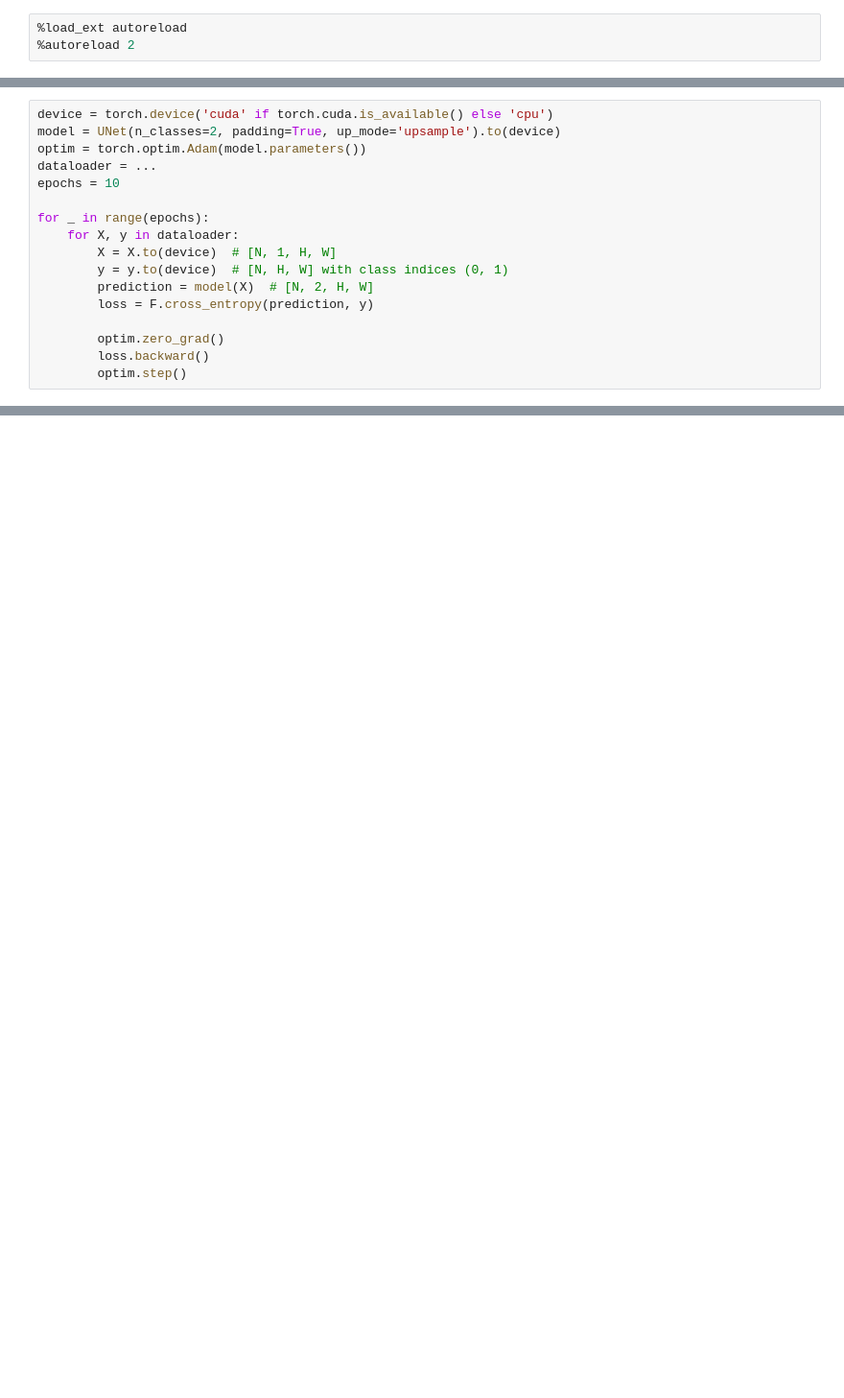
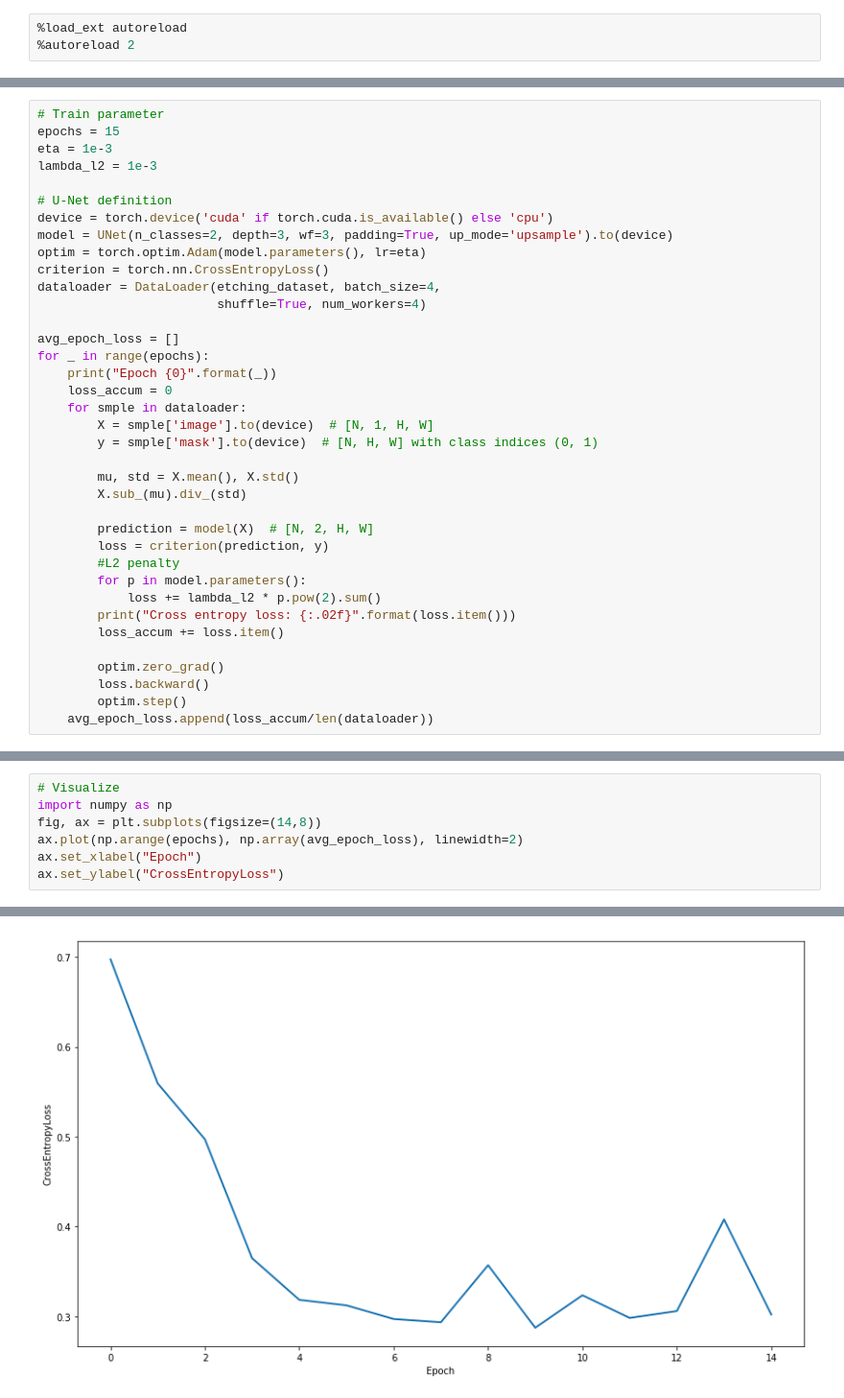
Before and after one commit to silvan-stettler/ml-processopt, a Jupyter notebook: unet_segmentation.ipynb, the cells around one changed output, grey strips where cells are left out. Shown: that part at 96% size. Saved outputs shown, nothing was run; the diff lists cells and outputs as text; blank space fills up the shorter version.

```diff
--- a/unet_segmentation.ipynb
+++ b/unet_segmentation.ipynb
@@ -52,17 +42,37 @@ for i in range(len(etching_dataset)):
 # %%
+# Train parameter
+epochs = 15
+eta = 1e-3
+lambda_l2 = 1e-3
+
+# U-Net definition
 device = torch.device('cuda' if torch.cuda.is_available() else 'cpu')
-model = UNet(n_classes=2, padding=True, up_mode='upsample').to(device)
-optim = torch.optim.Adam(model.parameters())
-dataloader = ...
-epochs = 10
+model = UNet(n_classes=2, depth=3, wf=3, padding=True, up_mode='upsample').to(device)
+optim = torch.optim.Adam(model.parameters(), lr=eta)
+criterion = torch.nn.CrossEntropyLoss()
+dataloader = DataLoader(etching_dataset, batch_size=4,
+                        shuffle=True, num_workers=4)
 
+avg_epoch_loss = []
 for _ in range(epochs):
-    for X, y in dataloader:
-        X = X.to(device)  # [N, 1, H, W]
-        y = y.to(device)  # [N, H, W] with class indices (0, 1)
+    print("Epoch {0}".format(_))
+    loss_accum = 0
+    for smple in dataloader:
+        X = smple['image'].to(device)  # [N, 1, H, W]
+        y = smple['mask'].to(device)  # [N, H, W] with class indices (0, 1)
+
+        mu, std = X.mean(), X.std()
+        X.sub_(mu).div_(std)
+
         prediction = model(X)  # [N, 2, H, W]
-        loss = F.cross_entropy(prediction, y)
+        loss = criterion(prediction, y)
+        #L2 penalty
+        for p in model.parameters():
+            loss += lambda_l2 * p.pow(2).sum()
+        print("Cross entropy loss: {:.02f}".format(loss.item()))
+        loss_accum += loss.item()
 
         optim.zero_grad()
         loss.backward()
         optim.step()
+    avg_epoch_loss.append(loss_accum/len(dataloader))
@@ -68,0 +98,8 @@ for _ in range(epochs):
+# %%
+# Visualize
+import numpy as np
+fig, ax = plt.subplots(figsize=(14,8))
+ax.plot(np.arange(epochs), np.array(avg_epoch_loss), linewidth=2)
+ax.set_xlabel("Epoch")
+ax.set_ylabel("CrossEntropyLoss")
+# %% [output]
@@ -68,0 +107 @@ for _ in range(epochs):
+[figure, added]
```
Also changed, not shown: parts of 6 cells of this notebook, 5 other files.
